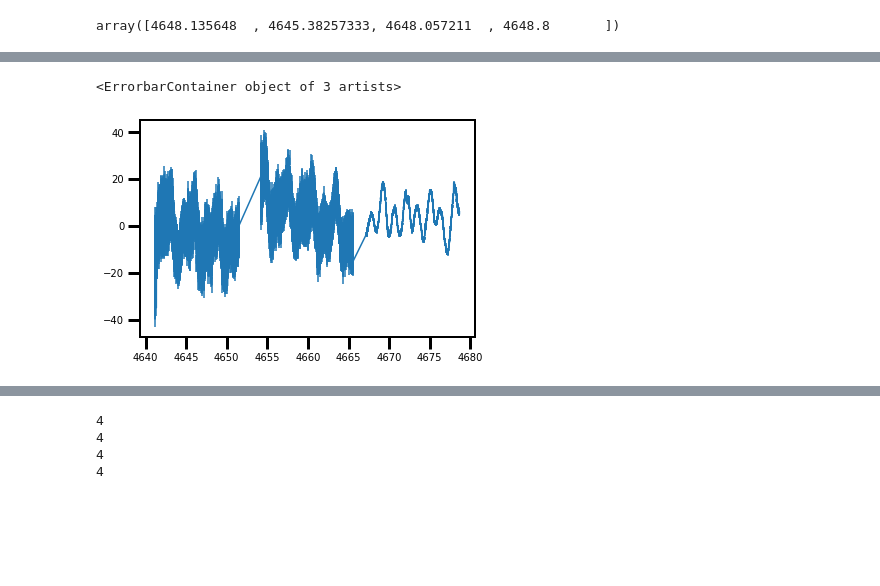
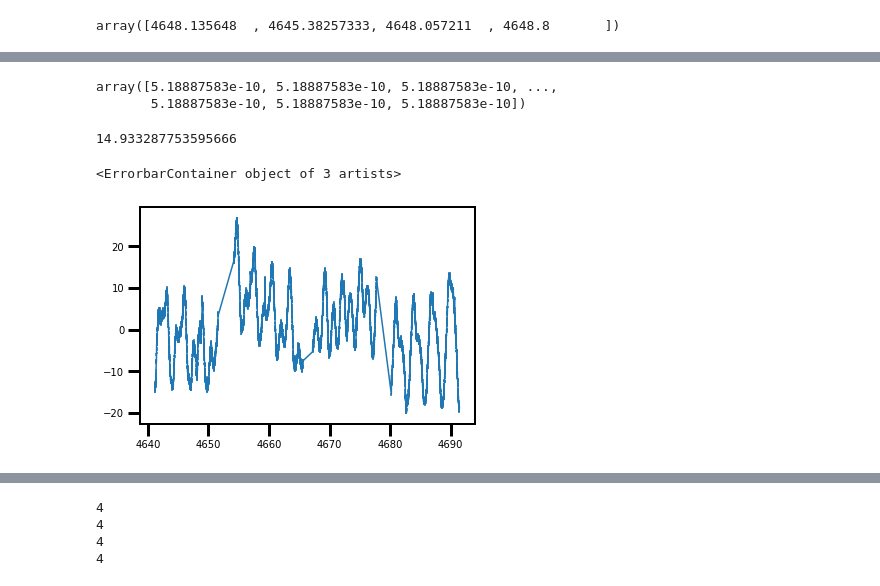
Before and after one commit to afeinstein20/v1298tau_tess, a Jupyter notebook: notebooks/TESS_V1298Tau.ipynb, the cells around one changed output, grey strips where cells are left out. Cells and saved outputs as stored; diff of their text form; code cells hidden in the pictures; blank space fills up the shorter version.

```diff
--- a/notebooks/TESS_V1298Tau.ipynb
+++ b/notebooks/TESS_V1298Tau.ipynb
@@ -112,11 +85,15 @@ if include_planet_e == True:
                               2239.400529 + 0.5*5.59/24,
                               2234.046461 - 0.5*6.42/24,
                               2263.6229, 4644.08])
-    periods = np.array([8.249147, 12.401369,  24.141445, 36.695032307689445, 30.15])
+    tess_t0s = np.array([4689.399860318306,
+                         4682.6055129254755,
+                         4648.09023,
+                         4648.79668])
+    periods = np.array([8.249147, 12.401369,  24.141445, 36.695032307689445])
 
-    rors    = np.array([0.0381, 0.0436, 0.0700, 0.0611, 0.06])
+    rors    = np.array([0.0381, 0.0436, 0.0636, 0.0664])
     depths  = np.array(1e3*(rors**2))
-    t14s    = np.array([4.66, 5.59, 6.42, 7.45, 7.5])/24.0
+    t14s    = np.array([4.66, 5.59, 6.42, 7.45])/24.0
 
 elif include_planet_e == False:
     t0s     = np.array([2231.281202, 2239.400529, 2234.046461])# - x_ref
@@ -129,7 +106,7 @@ n_pl = len(t0s)
 
 # Compute the expected transit times for a linear ephemeris
 expected_transit_times = xo.orbits.ttv.compute_expected_transit_times(
-    x.min(), x.max(), periods, t0s
+    x.min(), x.max()+100, periods, tess_t0s,
 )
 # %% [markdown]
 ### Before we start fitting the light curve let's see if we can identify the transits by eye
@@ -136,6 +126,6 @@ expected_transit_times = xo.orbits.ttv.compute_expected_transit_times(
 # %%
-nrows = 13
-xmin = int(tess_bkjd.min()) + 3*np.arange(nrows)
+nrows = 18
+xmin = int(x.min()) + 3*np.arange(nrows)
 
 fig,axes = plt.subplots(nrows=nrows, ncols=1, figsize=(10,4*nrows))
 
@@ -145,7 +135,7 @@ for n in range(nrows):
     for i,let in enumerate("cdbe"):
         ttimes = expected_transit_times[i]
         for j,_tt in enumerate(ttimes):
-            if (_tt>tess_bkjd.min()) & (_tt<tess_bkjd.max()):
+            if (_tt>x.min()) & (_tt<x.max()):
                 ax.axvline(_tt, color=tangerine[i], label=let)
                 ax.axvspan(_tt-0.5*t14s[i], _tt+0.5*t14s[i],
                            alpha=0.2, color=tangerine[i])
@@ -191,7 +181,7 @@ ett
 # %% [output]
 array([4648.135648  , 4645.38257333, 4648.057211  , 4648.8       ])
 # %%
-periods   = np.array([8.249147, 12.401369,  24.141445, 36.695032307689445])
+periods   = np.array([8.249147, 12.401369,  24.141445, 48.0])
 t0s       = np.round(ett,2)+0.0# #np.array([4648.14, 4645.4, 4648.1, 4648.8])
 rors      = np.array([0.0381, 0.0436, 0.0700, 0.0611])
 depths    = np.array(1e3*(rors**2))
@@ -206,10 +196,11 @@ m = (np.isfinite(x)) & (np.isfinite(y))# & (x<4651.5)
 
 x = np.ascontiguousarray(x[m], dtype=np.float64)
 y = np.ascontiguousarray(y[m], dtype=np.float64)
+yerr = np.ascontiguousarray(yerr[m], dtype=np.float64)
 
 # These arrays are used as the times/phases where the models are
 # evaluated at higher resolution for plotting purposes
 phase_lc = np.linspace(-0.3, 0.3, 100)
 
-plt.plot(x,y,'.')
+plt.errorbar(x,y,yerr=yerr, marker='.', linestyle='')
 # %% [output]
@@ -300,9 +291,10 @@ def build_model(mask=None,
         resid_tess = y[mask] - light_curve_tess - bkg[mask]
 
         # Transit jitter & GP parameters
-        log_sigma_lc_tess  = pm.Normal("log_sigma_lc_tess", mu=np.log(0.01*np.std(y[mask])), sd=10)
-        log_sigma_jit_tess = pm.Normal("log_sigma_jit_tess", mu=np.log(0.02*np.std(y[mask])), sd=10)
-        yerr_tess = pm.Deterministic("yerr_tess", tt.exp(log_sigma_lc_tess) + tt.exp(2*log_sigma_jit_tess)*(light_curve_tess**2))
+        log_sigma_lc_tess  = pm.Normal("log_sigma_lc_tess", mu=np.log(0.01*np.std(yerr[mask])), sd=10)
+        log_sigma_jit_tess = pm.Normal("log_sigma_jit_tess", mu=np.log(0.02*np.std(yerr[mask])), sd=10)
+        yerr_tess = pm.Deterministic("yerr_tess",
+                                     tt.exp(log_sigma_lc_tess) + tt.exp(2*log_sigma_jit_tess)*(light_curve_tess**2))
         #yerr_tess = pm.Deterministic("yerr_tess", tt.exp(log_sigma_lc_tess))
 
         #The parameters of the RotationTerm kernel
@@ -380,7 +372,7 @@ def build_model(mask=None,
 
     return model, map_soln, extras, orbit
 
-model0, map_soln0, extras0, orbit0 = build_model(ttvs=False)
+model0, map_soln0, extras0, orbit0 = build_model(ttvs=True)
 # %% [output]
 optimizing logp for variables: [trend]
 [interactive output not drawn]
@@ -405,9 +399,22 @@ logp: -241397.53169873447 -> -238497.3369003756
+# %%
+map_soln0['yerr_tess']
+# %% [output]
+array([5.18887583e-10, 5.18887583e-10, 5.18887583e-10, ...,
+       5.18887583e-10, 5.18887583e-10, 5.18887583e-10])
+# %%
+np.nanstd(x)
+# %% [output]
+14.933287753595666
 # %%
 yerr_tess = np.ascontiguousarray(map_soln0['yerr_tess'] + 0.0, dtype=np.float64)
+np.random.seed(123)
+yerr_tess = np.ascontiguousarray(np.random.normal(np.nanmedian(lk_43.flux_err.value),
+                                                  np.nanstd(lk_43.flux_err.value), len(x)),
+                                 dtype=np.float64)
 plt.errorbar(x,y,yerr=yerr_tess)
 # %% [output]
 <ErrorbarContainer object of 3 artists>
-[figure, old version]
+[figure, new version]
 # %%
 def depth_duration_model(ttvs=False):
 
```
Also changed, not shown: parts of 41 cells of this notebook, 5 other files.
